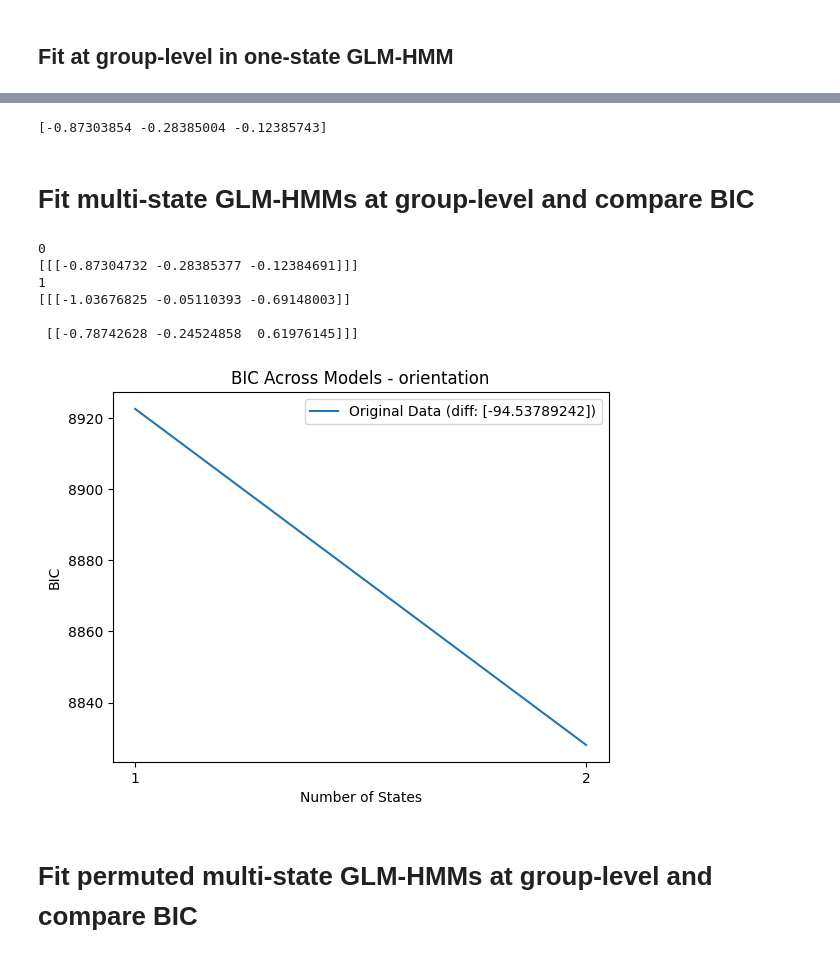
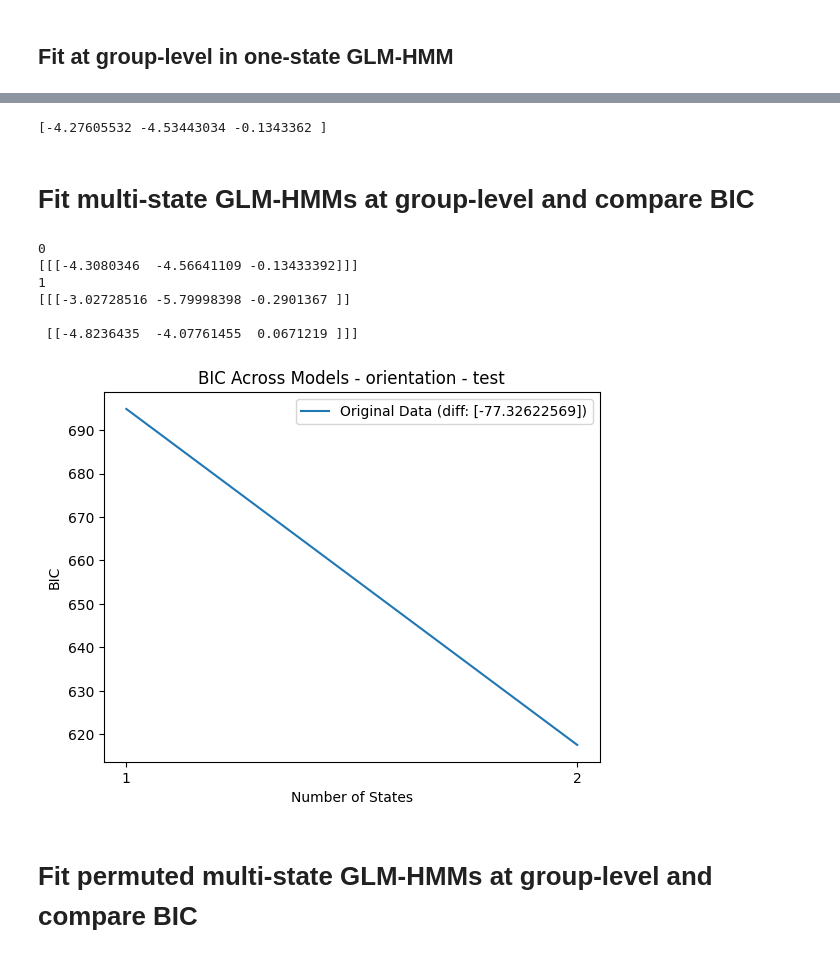
Before and after one commit to cocoltre/Visual-Perception, a Jupyter notebook: GLM_HMM_predictive_templates.ipynb, the cells around one changed output, grey strips where cells are left out. Drawn from its saved outputs; the diff is of its cells as text; code cells hidden in the pictures.

```diff
--- a/GLM_HMM_predictive_templates.ipynb
+++ b/GLM_HMM_predictive_templates.ipynb
@@ -155,9 +228,9 @@ if save_data:
 # %%
-df_iter_array = pd.read_csv(root_dir + '/HMM/with006/one_level_HMM_params.csv')
+df_iter_array = pd.read_csv(root_dir + '/HMM/test_model/one_level_HMM_params.csv')
 params_for_initalization = df_iter_array.mean().values
 print(params_for_initalization)
 # %% [output]
-[-0.87303854 -0.28385004 -0.12385743]
+[-4.27605532 -4.53443034 -0.1343362 ]
 # %% [markdown]
 # Fit multi-state GLM-HMMs at group-level and compare BIC
 # %%
@@ -198,28 +271,28 @@ df_BIC = pd.DataFrame({'BIC': BIC, 'num_states': np.arange(max_num_states) + 1})
 
 
 if save_data:
-    df_BIC.to_csv(root_dir + '/HMM/with006/BIC_across_models.csv', index = False)
+    df_BIC.to_csv(root_dir + '/HMM/test_model/BIC_across_models.csv', index = False)
 # %% [output]
 0
-[[[-0.87304732 -0.28385377 -0.12384691]]]
+[[[-4.3080346  -4.56641109 -0.13433392]]]
 1
-[[[-1.03676825 -0.05110393 -0.69148003]]
+[[[-3.02728516 -5.79998398 -0.2901367 ]]
 
- [[-0.78742628 -0.24524858  0.61976145]]]
+ [[-4.8236435  -4.07761455  0.0671219 ]]]
 # %%
-df_BIC = pd.read_csv(root_dir + '/HMM/with006/BIC_across_models.csv')
+df_BIC = pd.read_csv(root_dir + '/HMM/test_model/BIC_across_models.csv')
 bic_diff = np.diff(df_BIC.BIC)
 
 plt.plot(df_BIC['num_states'], df_BIC['BIC'], label=f'Original Data (diff: {bic_diff})')
-plt.title('BIC Across Models - orientation')
+plt.title('BIC Across Models - orientation - test')
 plt.xlabel('Number of States')
 plt.ylabel('BIC')
 plt.legend()
 plt.xticks([1, 2])
-plt.savefig(root_dir + '/plots/with006/BIC_across_models_orientation.png', bbox_inches='tight')
+plt.savefig(root_dir + '/plots/test_model/BIC_across_models_orientation.png', bbox_inches='tight')
 plt.show()
 # %% [output]
-[figure, old version]
+[figure, new version]
 # %% [markdown]
 # Fit permuted multi-state GLM-HMMs at group-level and compare BIC
 # %%
```
Also changed, not shown: parts of 18 cells of this notebook, 15 other files.
